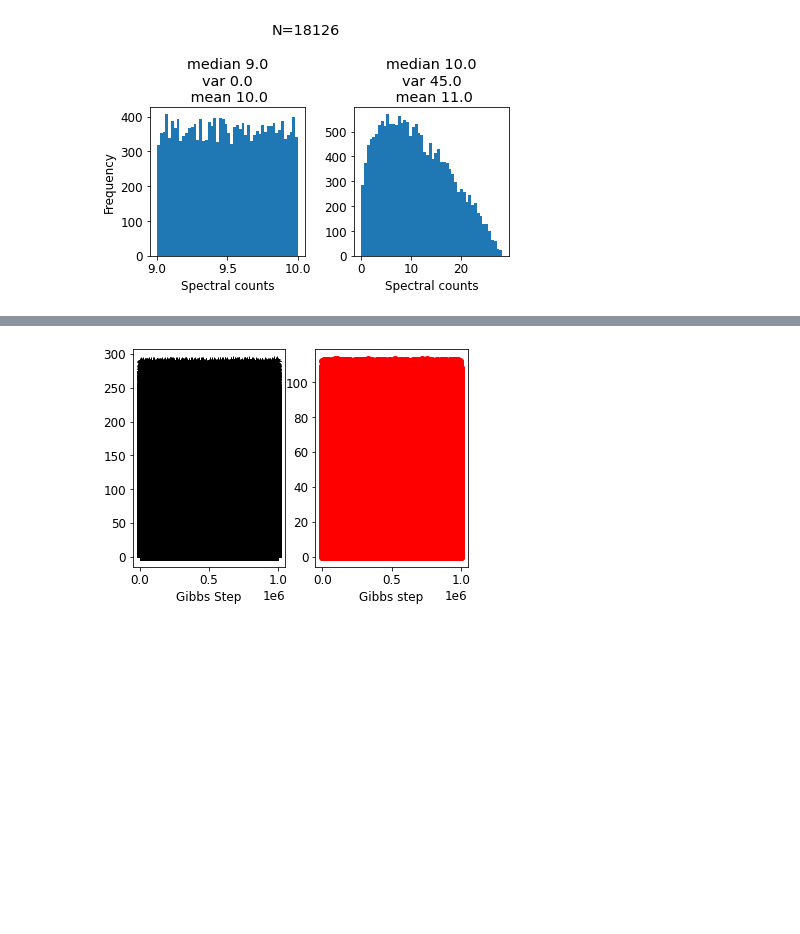
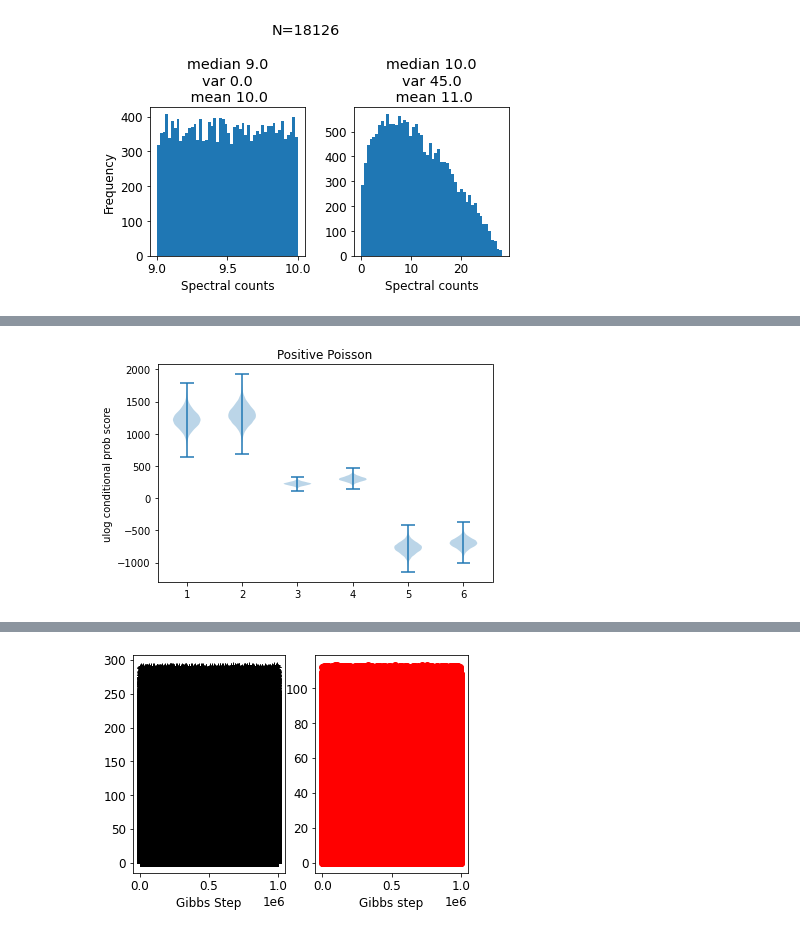
Before and after one commit to ajipalar/pynet, a Jupyter notebook: devel/SliceSampling.ipynb, the cells around one changed output, grey strips where cells are left out. Saved outputs shown, nothing was run; the diff lists cells and outputs as text; code cells hidden in the pictures; blank space fills up the shorter version.

```diff
--- a/devel/SliceSampling.ipynb
+++ b/devel/SliceSampling.ipynb
@@ -572,0 +668,6 @@ array([[1.17713066e+02, 1.81540176e-01],
+# %%
+samples = jnp.array([x0, x1]).T
+sa2 = get_score_array(samples)
+plot_score_array(sa2, title='Positive Poisson')
+# %% [output]
+[figure, added]
```
Also changed, not shown: parts of 12 cells of this notebook, 1 other file.
